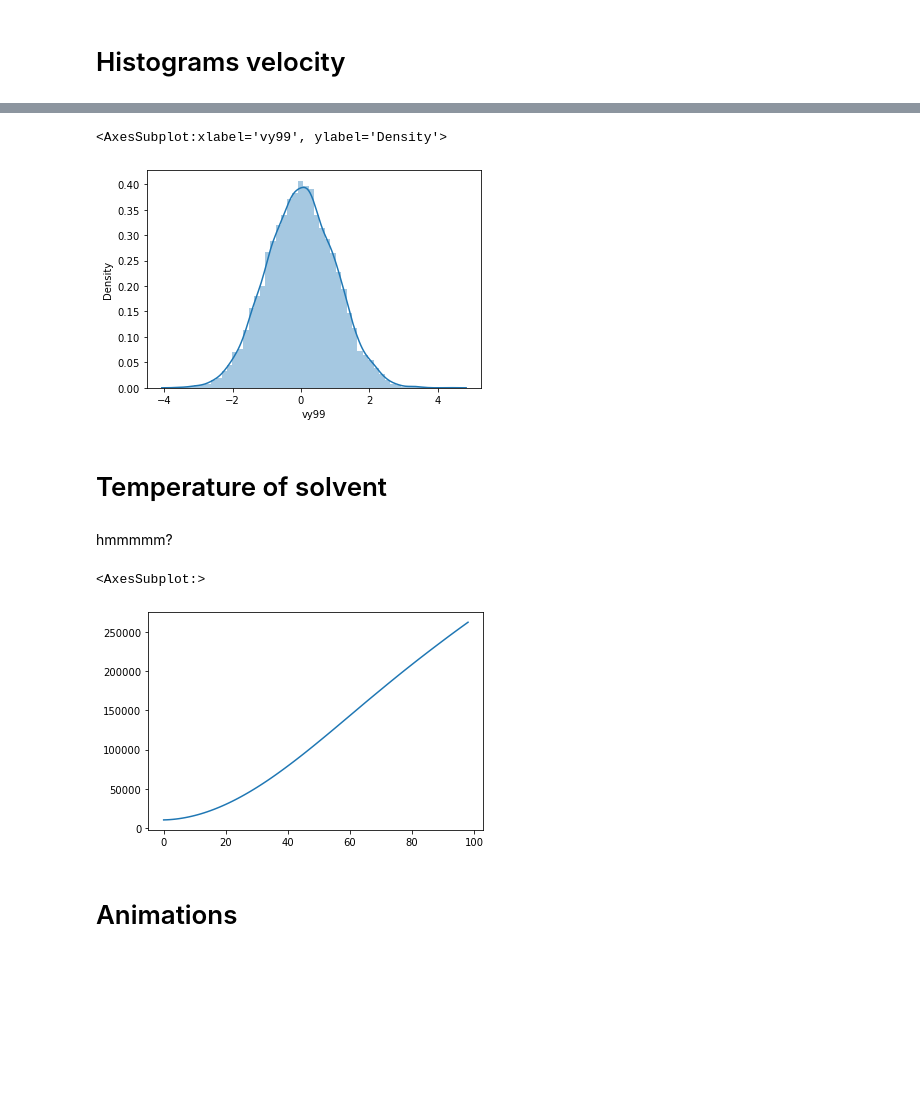
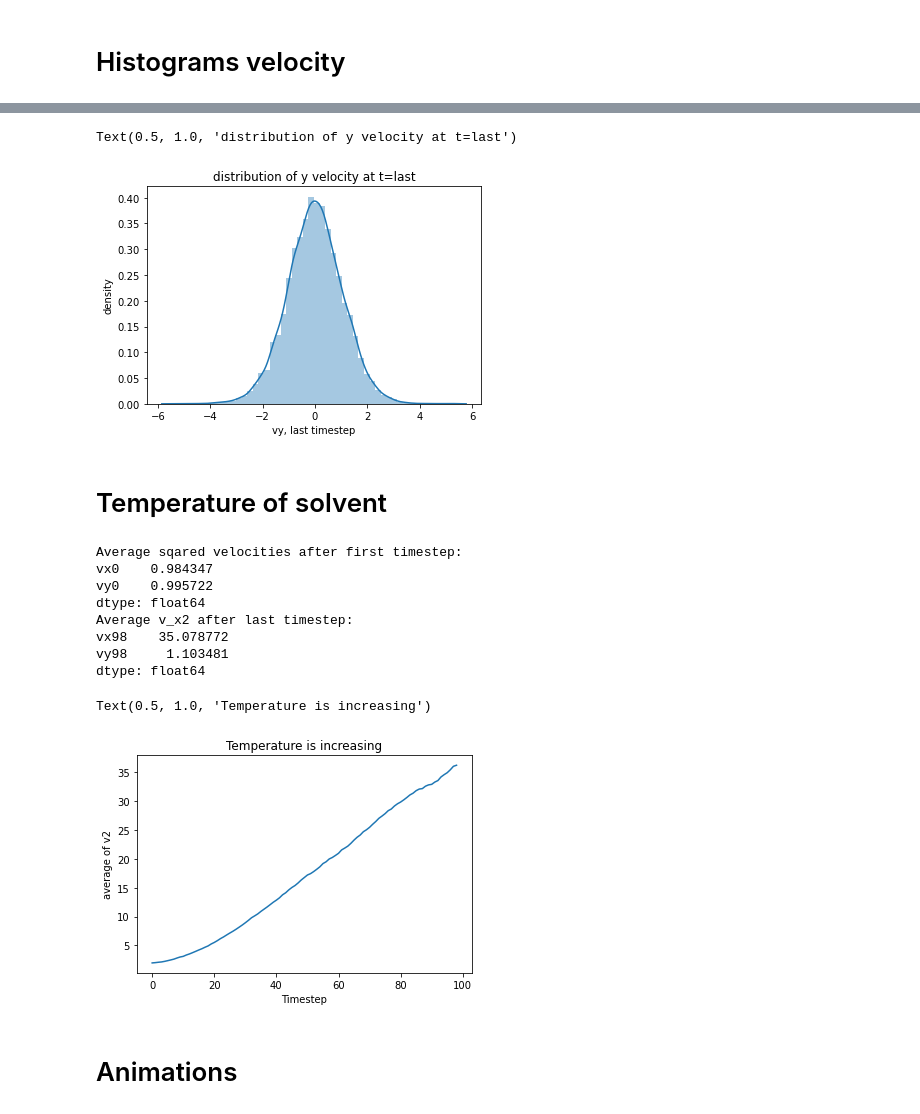
Before and after one commit to SaphCode/MPCD, a Jupyter notebook: Analysis/thesis.ipynb, the cells around one changed output, grey strips where cells are left out. Saved outputs shown, nothing was run; the diff lists cells and outputs as text; code cells hidden in the pictures; blank space fills up the shorter version.

```diff
--- a/Analysis/thesis.ipynb
+++ b/Analysis/thesis.ipynb
@@ -651,24 +684,40 @@ sns.distplot(last_vels)
 # %%
 last_vels = particles['vy{}'.format(timesteps)]
 sns.distplot(last_vels)
+plt.xlabel('vy, last timestep')
+plt.ylabel('density')
+plt.title('distribution of y velocity at t=last')
 # %% [output]
-<AxesSubplot:xlabel='vy99', ylabel='Density'>
+Text(0.5, 1.0, 'distribution of y velocity at t=last')
-[figure, old version]
+[figure, new version]
 # %% [markdown]
 # Temperature of solvent
-# %% [markdown]
-hmmmmm?
 # %%
 v_2_t = [particles[['vx{}'.format(t), 'vy{}'.format(t)]]**2 for t in range(timesteps)]
-avg_v_2_t = [v_2_particles.sum().sum() for v_2_particles in v_2_t]
+#print(v_2_t)
+avg_v_2_t = [v_2_particles.sum().sum()/len(v_2_particles) for v_2_particles in v_2_t]# first col sum, then row sum (sum vxs, then sum vys)
+print('Average sqared velocities after first timestep:\n{}'.format(v_2_t[0].sum()/len(v_2_t[0])))
+print('Average v_x2 after last timestep:\n{}'.format(v_2_t[timesteps-1].sum()/len(v_2_t[timesteps-1])))
 
 particle_mass = float(constants['particle_mass'])
 
-temp_t = np.array(avg_v_2_t) * 0.5 * particle_mass
-sns.lineplot(data=temp_t)
+temp_t = np.array(avg_v_2_t)
+plt.plot(temp_t)
+#plot = sns.lineplot(data=temp_t)
+plt.xlabel('Timestep')
+plt.ylabel('average of v2')
+plt.title('Temperature is increasing')
 # %% [output]
-<AxesSubplot:>
+Average sqared velocities after first timestep:
+vx0    0.984347
+vy0    0.995722
+dtype: float64
+Average v_x2 after last timestep:
+vx98    35.078772
+vy98     1.103481
+dtype: float64
+Text(0.5, 1.0, 'Temperature is increasing')
-[figure, old version]
+[figure, new version]
 # %% [markdown]
 # Animations
 # %%
```
Also changed, not shown: parts of 35 cells of this notebook, 38 other files.
